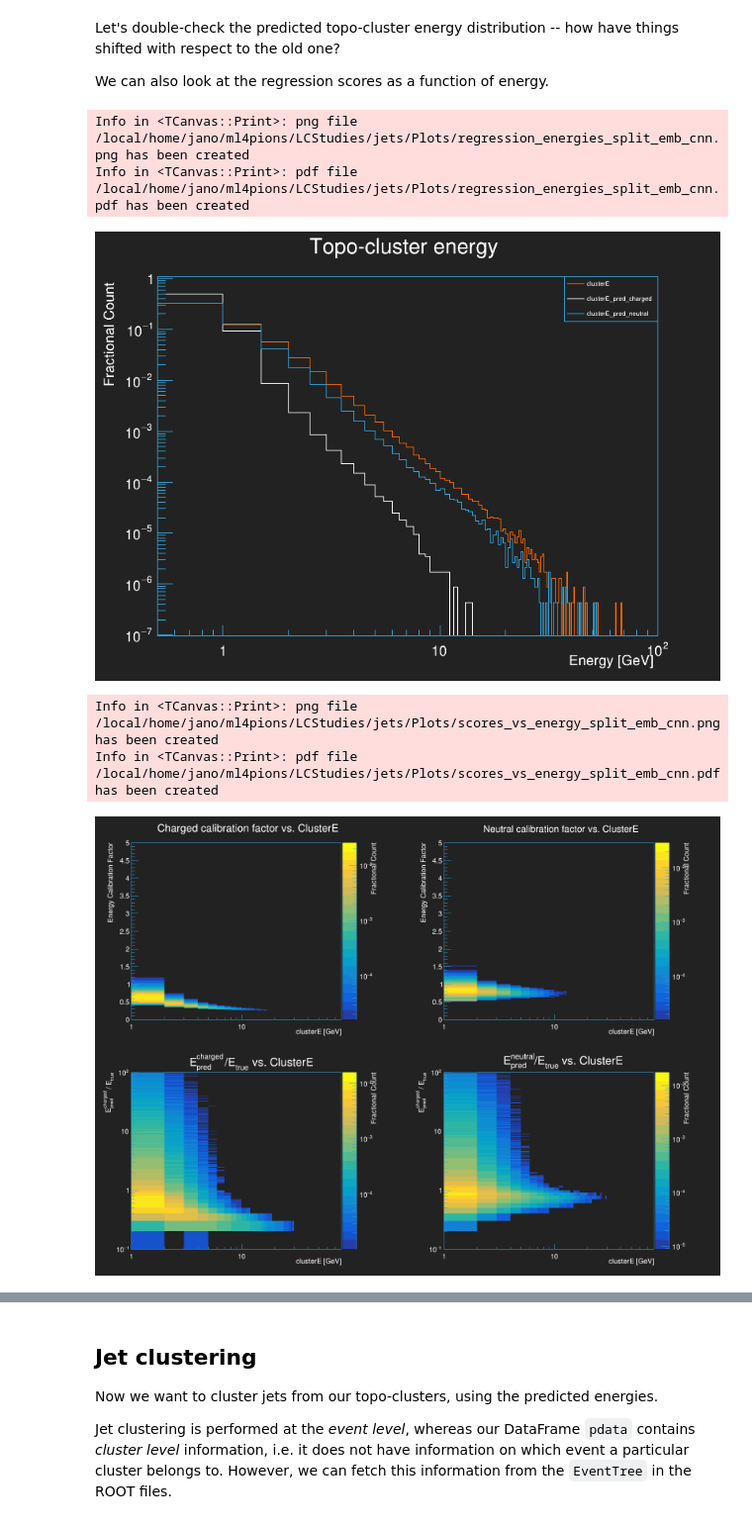
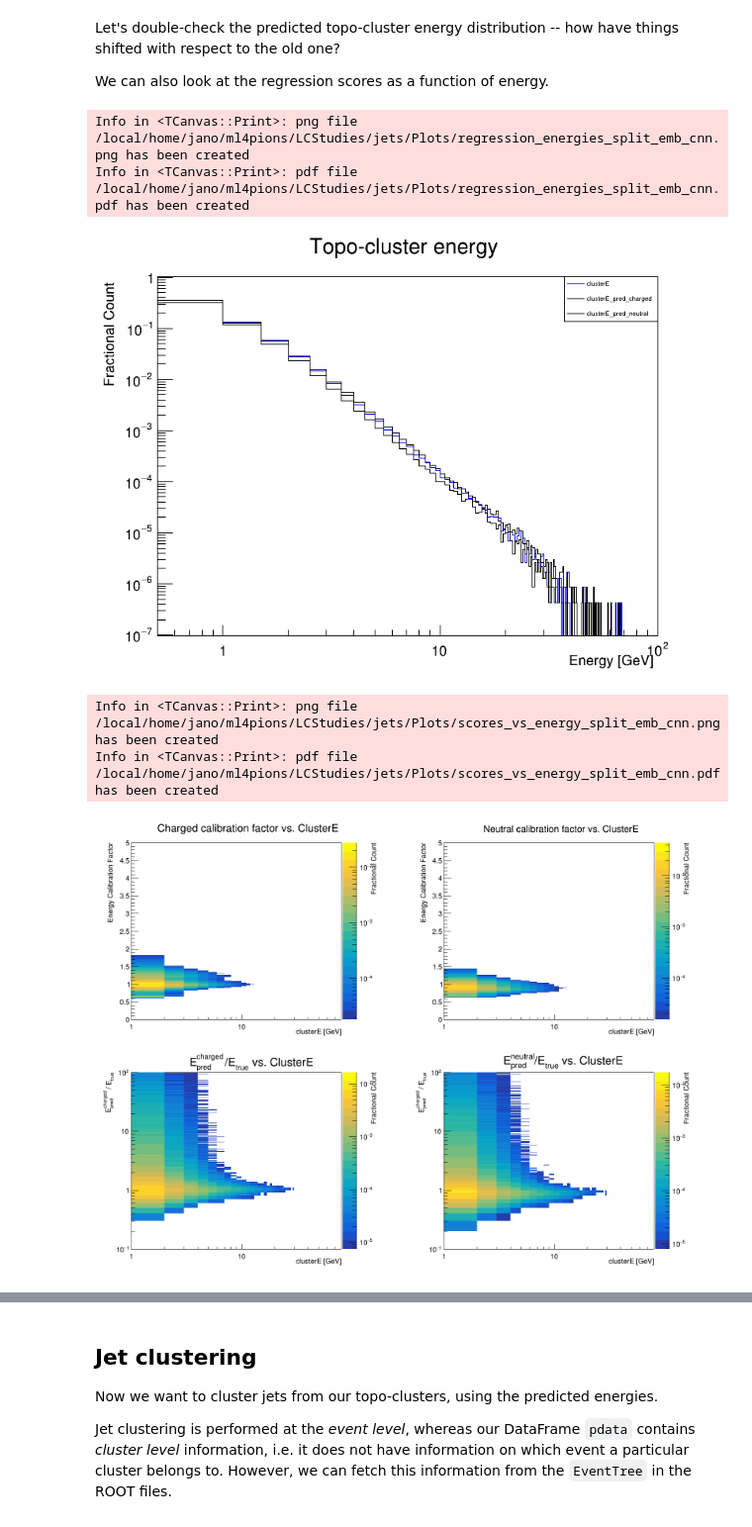
Before and after one commit to atlas-calo-ml/caloml-atlas, a Jupyter notebook: jets/jet.ipynb, the cells around one changed output, grey strips where cells are left out. Shown at 99% size. Drawn from its saved outputs; the diff is of its cells as text; code cells hidden in the pictures.

```diff
--- a/jets/jet.ipynb
+++ b/jets/jet.ipynb
@@ -62,14 +62,14 @@ plot_extensions = ['png','pdf']
 classification_dir = path_prefix + 'classifier/Models/pion3'
 classifier_modelname = 'cnn_split_EMB'
 
-regression_dir = path_prefix + 'regression2/Models/pion3'
+regression_dir = path_prefix + 'regression2/Models/pion_full'
 regressor_modelname = 'split_emb_cnn'
 #regressor_modelname = 'lorentz'
 
 data_dir = path_prefix + 'data/jet_small'
 h5_name_suffix = 'jdata' # used for HDF5 files containing selected events
 
-do_rho_area_subtraction = True
+do_rho_area_subtraction = False
 
 classification_score_file = 'classification_scores_{}.h5'.format(classifier_modelname)
 regression_score_file = 'regression_scores_{}.h5'.format(regressor_modelname)
@@ -151,7 +151,7 @@ else:
 score_cut_string = '{:.2f}'.format(classification_score_cut).replace('.','')
 # %%
 # Set up some plotting stuff.
-plot_style = 'dark'
+plot_style = 'light'
 ps = qu.PlotStyle(plot_style)
 ps.SetStyle() # will automatically affect ROOT plots from here on out, it sets ROOT.gStyle.
 rt.gStyle.SetOptStat(0)
@@ -194,7 +194,7 @@ Let's also fetch our jet data. This is MC dijet data, so we have some light-quar
 We *also* need to fetch the locations of our classification and energy regression networks, so that we can load and apply them to the data.
 # %%
 # We package things as a dictionary for now, since that's what our `setupPionData` function expects.
-rootfiles = {'jet':glob.glob(data_dir + '/*.root')}
+rootfiles = {'jet':glob.glob(data_dir + '/*.root', recursive=True)}
 branches = [
             'clusterE', 'clusterECalib',
             'clusterPt', 'clusterEta', 'clusterPhi',
@@ -260,7 +260,7 @@ if(not done_regression):
 
     if(regressor_modelname == 'all'):
         regressor_model = regressor_models.baseline_nn_model
-    elif(regressor_modelname == 'simple'):
+    elif(regressor_modelname == 'simple_dnn'):
         regressor_model = regressor_models.depth_network
     elif(regressor_modelname == 'simple_cnn'):
         regressor_model = regressor_models.simple_cnn
@@ -539,7 +539,7 @@ for ext in plot_extensions:
 # %% [output]
 Info in <TCanvas::Print>: png file /local/home/jano/ml4pions/LCStudies/jets/Plots/regression_energies_split_emb_cnn.png has been created
 Info in <TCanvas::Print>: pdf file /local/home/jano/ml4pions/LCStudies/jets/Plots/regression_energies_split_emb_cnn.pdf has been created
-[figure, old version]
+[figure, new version]
 # %%
 c = rt.TCanvas(qu.RN(),'',1600,1200)
 c.Divide(2,2)
@@ -578,39 +578,51 @@ rt.gPad.SetLogz()
 hists.append(h)
 
 c.cd(3)
 h = rt.TH2F(qu.RN(), 'E_{pred}^{charged}/E_{true} vs. ClusterE;clusterE [GeV];E_{pred}^{charged} / E_{true};Fractional Count', *binning2)
+
+nonzero = cluster_ENG_CALIB_TOT != 0.
+n = int(np.sum(nonzero))
+x_vals = clusterE[nonzero]
+y_vals = regression_scores['charged'][nonzero] * x_vals / cluster_ENG_CALIB_TOT[nonzero]
 for i in range(n):
-    e_true = cluster_ENG_CALIB_TOT[i]
-    if(e_true == 0.): continue # pile-up
-    h.Fill(clusterE[i], regression_scores['charged'][i] * clusterE[i] / e_true)
-h.Scale(1./h.Integral())
+    h.Fill(x_vals[i],y_vals[i])
+
+integral = h.Integral()
+if(integral == 0.): integral = 1.
+h.Scale(1./integral)
 h.Draw('COLZ')
 rt.gPad.SetRightMargin(0.2)
 rt.gPad.SetLogx()
 rt.gPad.SetLogy()
 rt.gPad.SetLogz()
 hists.append(h)
 
 c.cd(4)
 h = rt.TH2F(qu.RN(), 'E_{pred}^{neutral}/E_{true} vs. ClusterE;clusterE [GeV];E_{pred}^{charged} / E_{true};Fractional Count', *binning2)
+
+nonzero = cluster_ENG_CALIB_TOT != 0.
+n = int(np.sum(nonzero))
+x_vals = clusterE[nonzero]
+y_vals = regression_scores['neutral'][nonzero] * x_vals / cluster_ENG_CALIB_TOT[nonzero]
 for i in range(n):
-    e_true = cluster_ENG_CALIB_TOT[i]
-    if(e_true == 0.): continue # pile-up
-    h.Fill(clusterE[i], regression_scores['neutral'][i] * clusterE[i] / e_true)
-h.Scale(1./h.Integral())
+    h.Fill(x_vals[i],y_vals[i])
+
+integral = h.Integral()
+if(integral == 0.): integral = 1.
+h.Scale(1./integral)
 h.Draw('COLZ')
 rt.gPad.SetRightMargin(0.2)
 rt.gPad.SetLogx()
 rt.gPad.SetLogy()
 rt.gPad.SetLogz()
 hists.append(h)
 
 c.Draw()
 
 plotname = plotpath+'scores_vs_energy_{}'.format(regressor_modelname)
 for ext in plot_extensions:
     c.SaveAs('.'.join((plotname,ext)))
 # %% [output]
 Info in <TCanvas::Print>: png file /local/home/jano/ml4pions/LCStudies/jets/Plots/scores_vs_energy_split_emb_cnn.png has been created
 Info in <TCanvas::Print>: pdf file /local/home/jano/ml4pions/LCStudies/jets/Plots/scores_vs_energy_split_emb_cnn.pdf has been created
-[figure, old version]
+[figure, new version]
```
Also changed, not shown: parts of 23 cells of this notebook, 4 other files.
